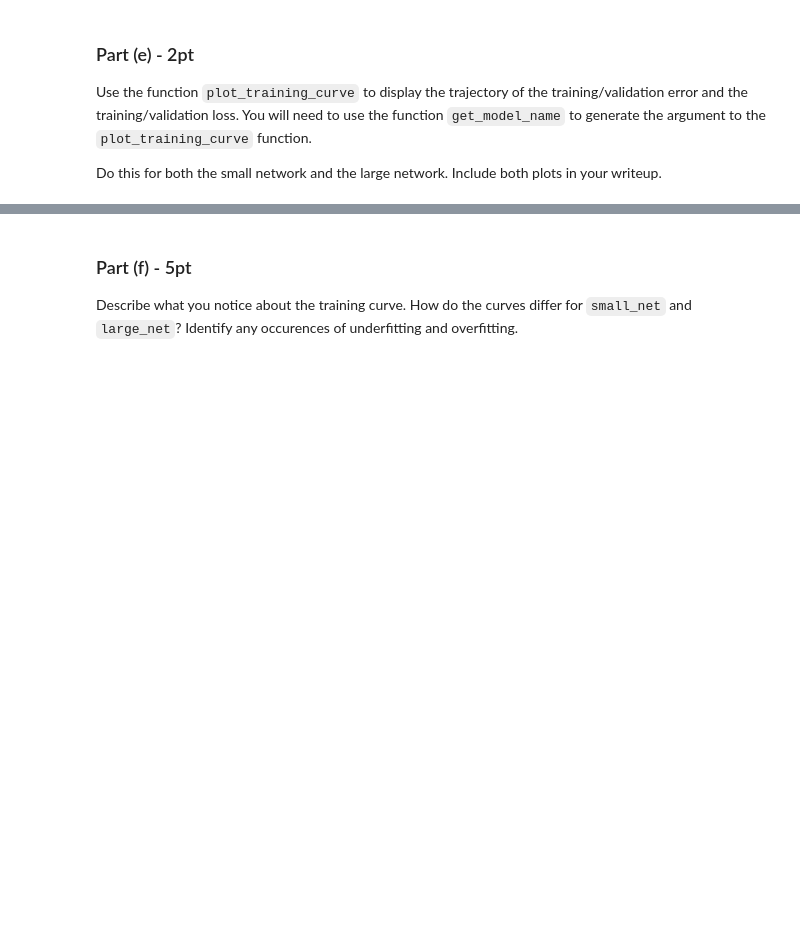
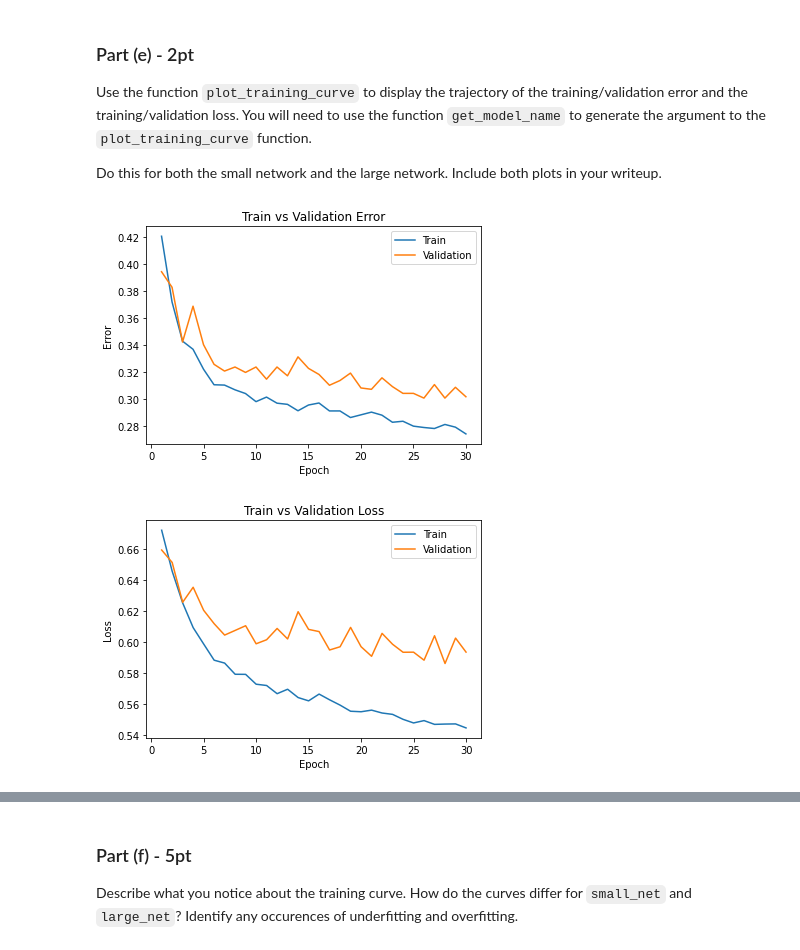
Before and after one commit to GreatArcStudios/APS360, a Jupyter notebook: Lab 2/Lab2 Cats vs Dogs.ipynb, the cells around one changed output, grey strips where cells are left out. Drawn from its saved outputs; the diff is of its cells as text; code cells hidden in the pictures; blank space fills up the shorter version.

```diff
--- a/Lab 2/Lab2 Cats vs Dogs.ipynb
+++ b/Lab 2/Lab2 Cats vs Dogs.ipynb
@@ -496,4 +532,8 @@ argument to the `plot_training_curve` function.
 Do this for both the small network and the large network. Include both plots
 in your writeup.
 # %%
-#model_path = get_model_name("small", batch_size=??, learning_rate=??, epoch=29)
+model_path = get_model_name("small", batch_size=64, learning_rate=0.01, epoch=29)
+plot_training_curve(model_path)
+# %% [output]
+[figure, added]
+[figure, added]
```
Also changed, not shown: parts of 16 cells of this notebook.
